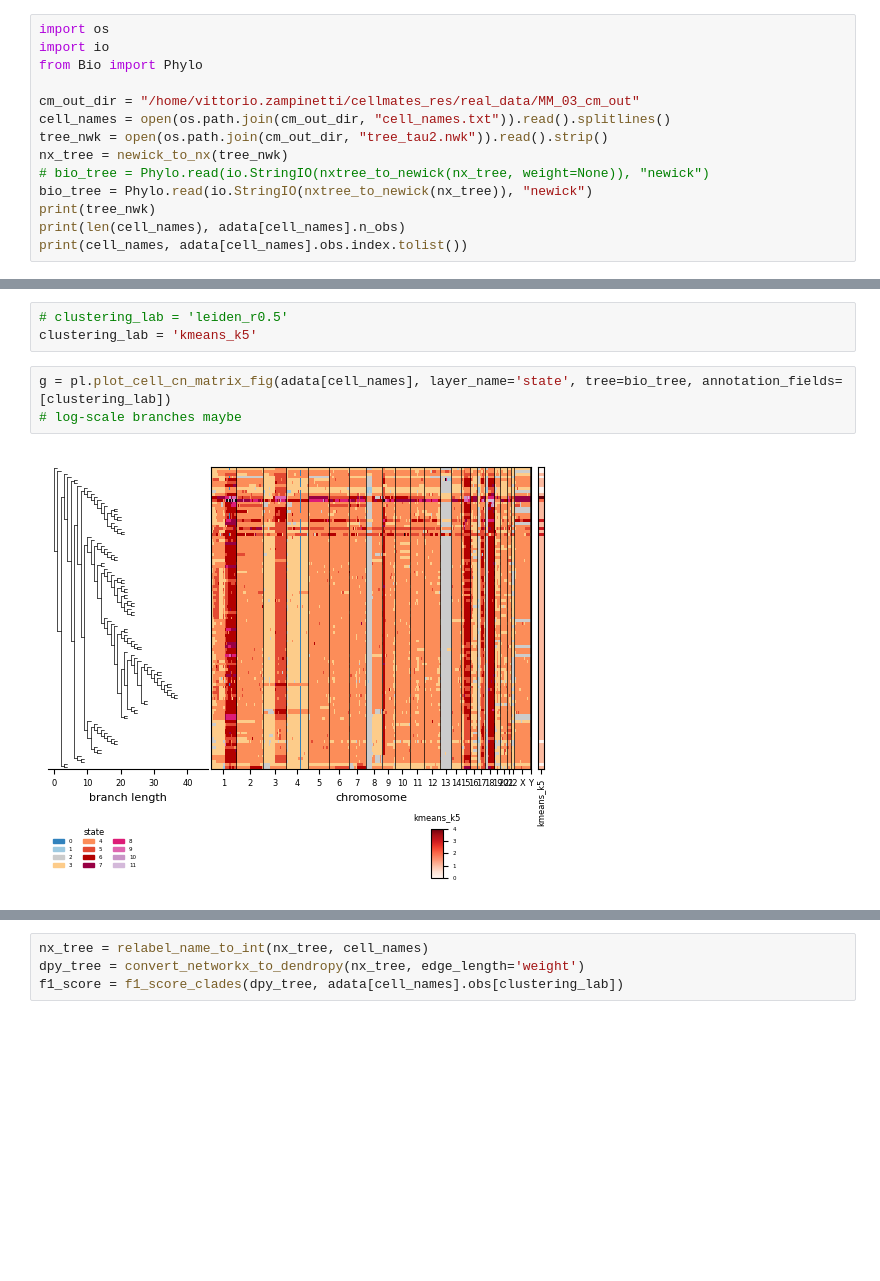
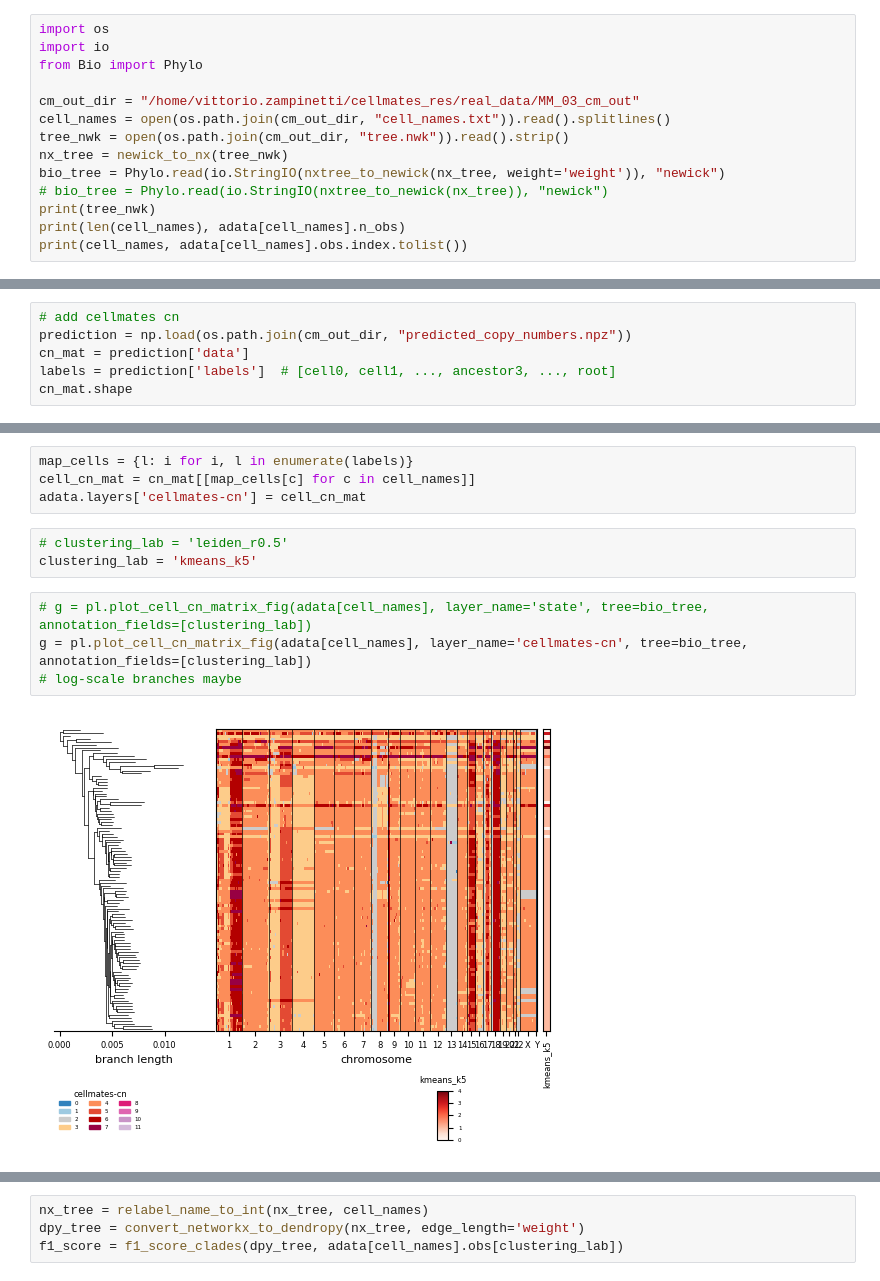
Before and after one commit to wxx20020407/cellmates_speedup, a Jupyter notebook: scripts/mm03.ipynb, the cells around one changed output, grey strips where cells are left out. Drawn from its saved outputs; the diff is of its cells as text; blank space fills up the shorter version.

```diff
--- a/scripts/mm03.ipynb
+++ b/scripts/mm03.ipynb
@@ -221,10 +224,10 @@ from Bio import Phylo
 
 cm_out_dir = "/home/vittorio.zampinetti/cellmates_res/real_data/MM_03_cm_out"
 cell_names = open(os.path.join(cm_out_dir, "cell_names.txt")).read().splitlines()
-tree_nwk = open(os.path.join(cm_out_dir, "tree_tau2.nwk")).read().strip()
+tree_nwk = open(os.path.join(cm_out_dir, "tree.nwk")).read().strip()
 nx_tree = newick_to_nx(tree_nwk)
-# bio_tree = Phylo.read(io.StringIO(nxtree_to_newick(nx_tree, weight=None)), "newick")
-bio_tree = Phylo.read(io.StringIO(nxtree_to_newick(nx_tree)), "newick")
+bio_tree = Phylo.read(io.StringIO(nxtree_to_newick(nx_tree, weight='weight')), "newick")
+# bio_tree = Phylo.read(io.StringIO(nxtree_to_newick(nx_tree)), "newick")
 print(tree_nwk)
 print(len(cell_names), adata[cell_names].n_obs)
 print(cell_names, adata[cell_names].obs.index.tolist())
@@ -233,2 +236,8 @@ print(cell_names, adata[cell_names].obs.index.tolist())
 105 105
 ['AAACGGGGTGGCAAAC-1', 'AAACGGGTCGCTAGTA-1', 'AAAGATGTCGTAAGGG-1', 'AACCGCGTCAGATGTC-1', 'AAGGCAGGTAGTCAAA-1', 'ACACCGGAGACAGGCT-1', 'ACCAGTATCCATTTGT-1', 'ACCGTAATCAATAGGA-1', 'ACGAGGACAGCGCATC-1', ' ...
+# %%
+# add cellmates cn
+prediction = np.load(os.path.join(cm_out_dir, "predicted_copy_numbers.npz"))
+cn_mat = prediction['data']
+labels = prediction['labels']  # [cell0, cell1, ..., ancestor3, ..., root]
+cn_mat.shape
@@ -235,8 +246,13 @@ print(cell_names, adata[cell_names].obs.index.tolist())
+# %%
+map_cells = {l: i for i, l in enumerate(labels)}
+cell_cn_mat = cn_mat[[map_cells[c] for c in cell_names]]
+adata.layers['cellmates-cn'] = cell_cn_mat
 # %%
 # clustering_lab = 'leiden_r0.5'
 clustering_lab = 'kmeans_k5'
 # %%
-g = pl.plot_cell_cn_matrix_fig(adata[cell_names], layer_name='state', tree=bio_tree, annotation_fields=[clustering_lab])
+# g = pl.plot_cell_cn_matrix_fig(adata[cell_names], layer_name='state', tree=bio_tree, annotation_fields=[clustering_lab])
+g = pl.plot_cell_cn_matrix_fig(adata[cell_names], layer_name='cellmates-cn', tree=bio_tree, annotation_fields=[clustering_lab])
 # log-scale branches maybe
 # %% [output]
-[figure, old version]
+[figure, new version]
```
Also changed, not shown: parts of 18 cells of this notebook.
